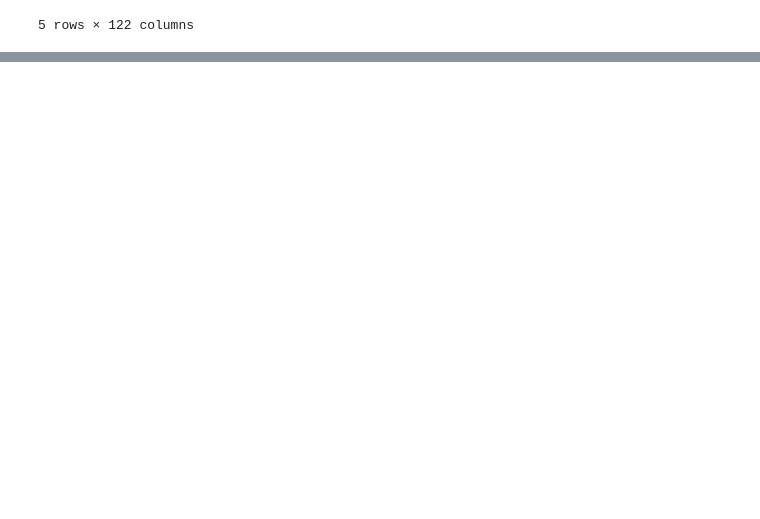
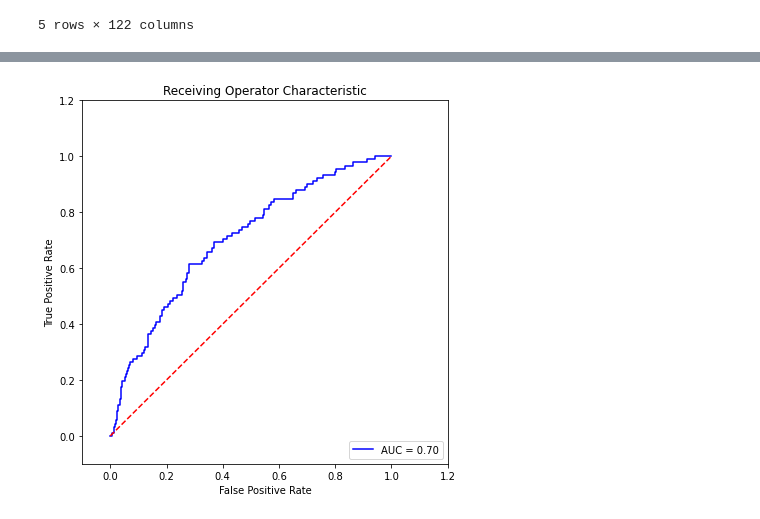
Before and after one commit to prateeknagaria/agorize_novenateam, a Jupyter notebook: loan_default_modelling.ipynb, the cells around one changed output, grey strips where cells are left out. Drawn from its saved outputs; the diff is of its cells as text; code cells hidden in the pictures; blank space fills up the shorter version.

```diff
--- a/loan_default_modelling.ipynb
+++ b/loan_default_modelling.ipynb
@@ -228,0 +323,8 @@ temp = dt.predict_proba(x_test)
+# %%
+#calling random forecast model
+gbm = Gradient_Boost(x_train, y_train.values.ravel())
+pred_GBM = gbm.predict(x_test)
+con_matrix(y_test, pred_GBM,"Graident Boost")
+results_GBM=score_calc(gbm, x_test, y_test, pred_GBM,"Graident Boost")
+print_model_stats(gbm, x_train, y_train, x_test, y_test)
+# %% [output]
@@ -229 +332,2 @@ temp = dt.predict_proba(x_test)
+[figure, added]
 # %%
```
Also changed, not shown: parts of 31 cells of this notebook.
